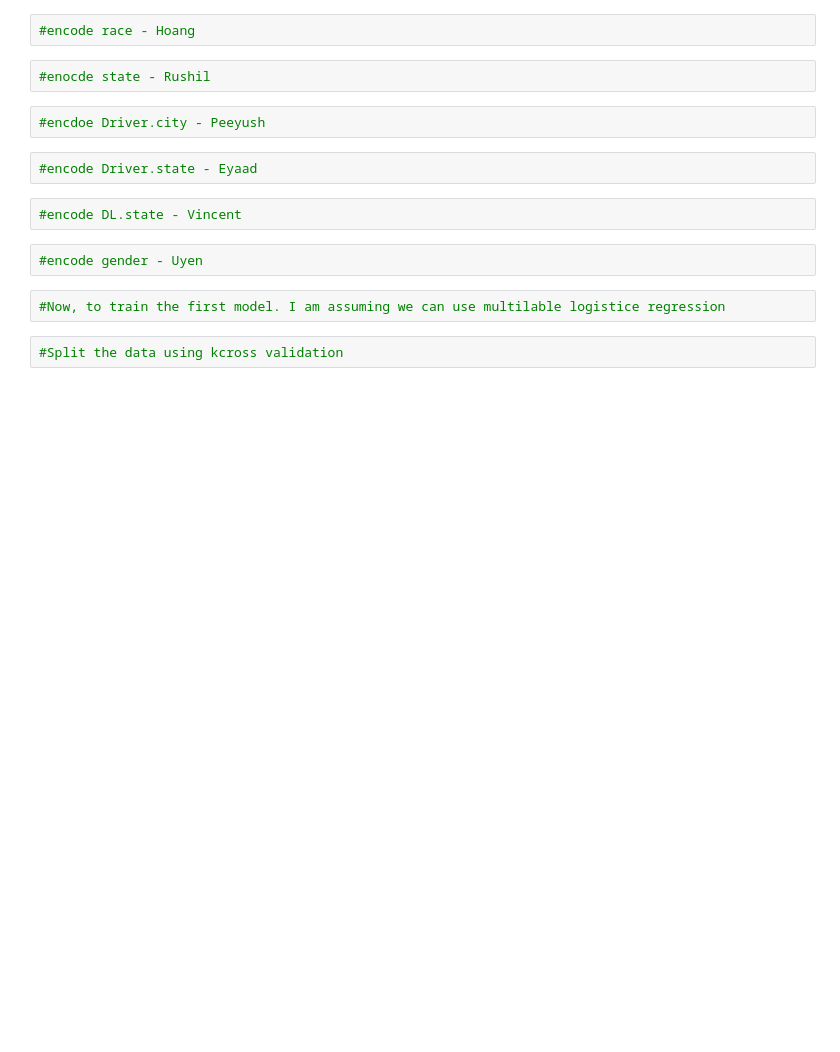
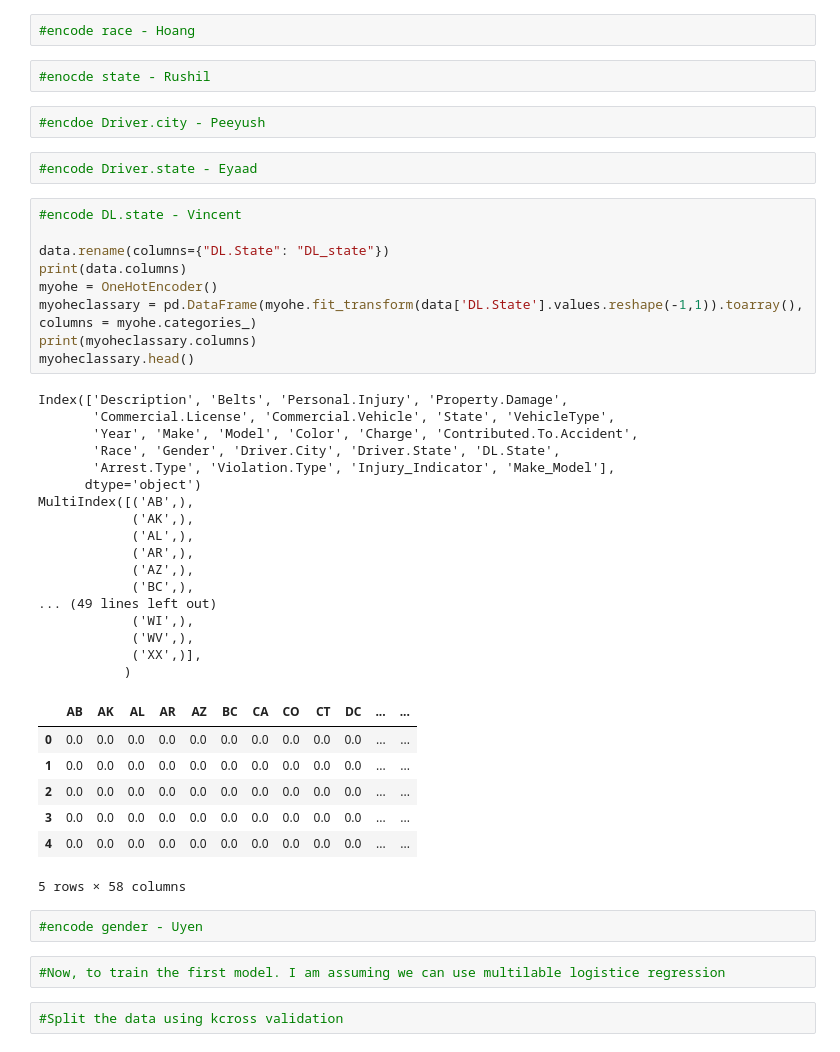
Before and after one commit to devPach4545/CSE_151A, a Jupyter notebook: CSE_151A_Project.ipynb, the cells around one changed output. Drawn from its saved outputs; the diff is of its cells as text; blank space fills up the shorter version.

Commit message:
One hot encoding for DL.state

```diff
--- a/CSE_151A_Project.ipynb
+++ b/CSE_151A_Project.ipynb
@@ -552,8 +525,40 @@ Name: Make_Model, Length: 7594, dtype: int64
 #encdoe Driver.city - Peeyush
 # %%
 #encode Driver.state - Eyaad
-# %%
-#encode DL.state - Vincent
+# %%
+#encode DL.state - Vincent
+
+data.rename(columns={"DL.State": "DL_state"})
+print(data.columns)
+myohe = OneHotEncoder()
+myoheclassary = pd.DataFrame(myohe.fit_transform(data['DL.State'].values.reshape(-1,1)).toarray(), columns = myohe.categories_)
+print(myoheclassary.columns)
+myoheclassary.head()
+# %% [output]
+Index(['Description', 'Belts', 'Personal.Injury', 'Property.Damage',
+       'Commercial.License', 'Commercial.Vehicle', 'State', 'VehicleType',
+       'Year', 'Make', 'Model', 'Color', 'Charge', 'Contributed.To.Accident',
+       'Race', 'Gender', 'Driver.City', 'Driver.State', 'DL.State',
+       'Arrest.Type', 'Violation.Type', 'Injury_Indicator', 'Make_Model'],
+      dtype='object')
+MultiIndex([('AB',),
+            ('AK',),
+            ('AL',),
+            ('AR',),
+            ('AZ',),
+            ('BC',),
+... (49 lines left out)
+            ('WI',),
+            ('WV',),
+            ('XX',)],
+           )
+|  | AB | AK | AL | AR | AZ | BC | CA | CO | CT | DC | ... | ... |
+| 0 | 0.0 | 0.0 | 0.0 | 0.0 | 0.0 | 0.0 | 0.0 | 0.0 | 0.0 | 0.0 | ... | ... |
+| 1 | 0.0 | 0.0 | 0.0 | 0.0 | 0.0 | 0.0 | 0.0 | 0.0 | 0.0 | 0.0 | ... | ... |
+| 2 | 0.0 | 0.0 | 0.0 | 0.0 | 0.0 | 0.0 | 0.0 | 0.0 | 0.0 | 0.0 | ... | ... |
+| 3 | 0.0 | 0.0 | 0.0 | 0.0 | 0.0 | 0.0 | 0.0 | 0.0 | 0.0 | 0.0 | ... | ... |
+| 4 | 0.0 | 0.0 | 0.0 | 0.0 | 0.0 | 0.0 | 0.0 | 0.0 | 0.0 | 0.0 | ... | ... |
+5 rows × 58 columns
 # %%
 #encode gender - Uyen
 # %%
```
Also changed, not shown: parts of 5 cells of this notebook.
